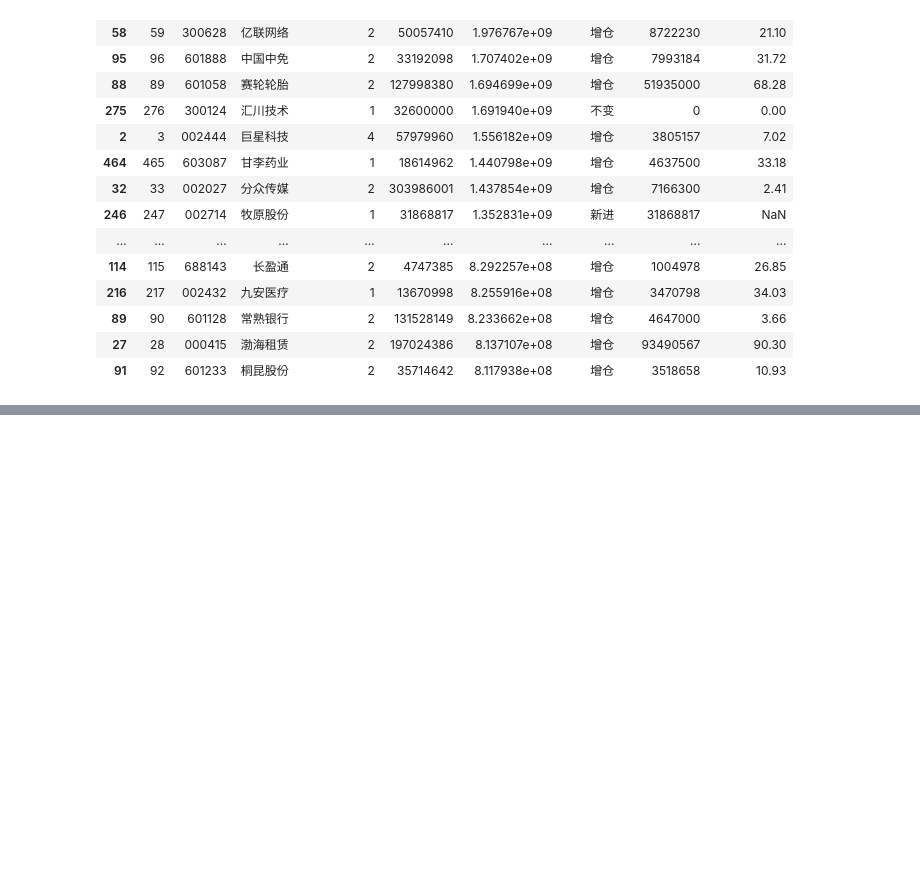
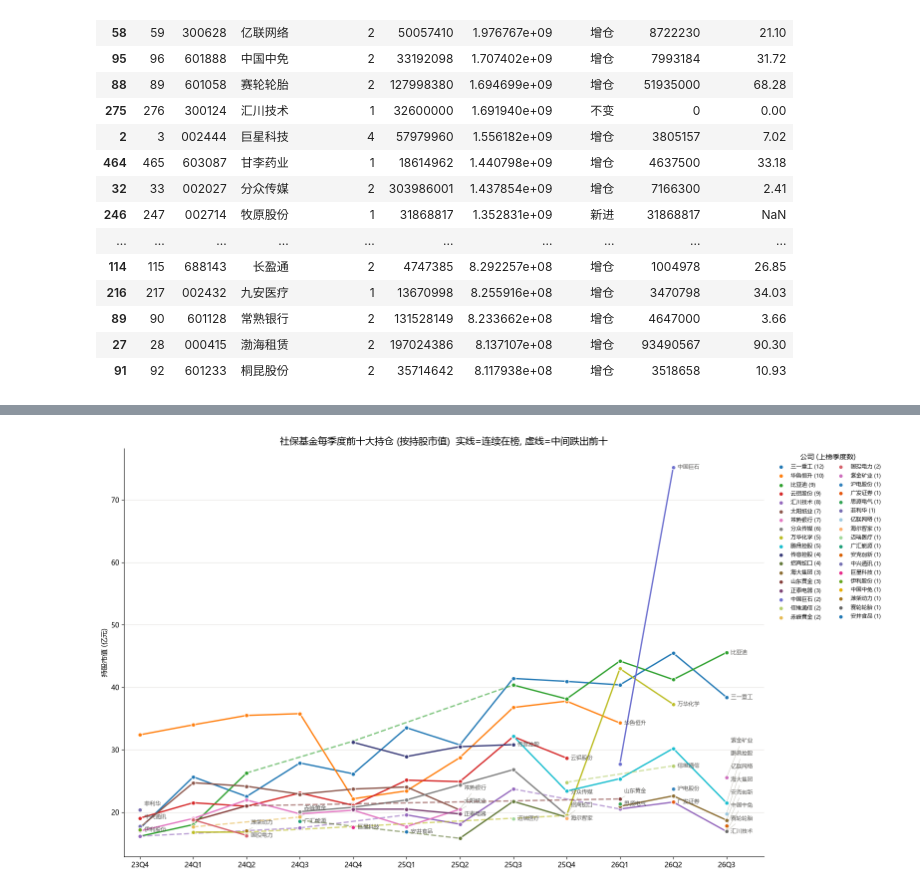
Before and after one commit to hangwang200/research_fin, a Jupyter notebook: test_ssf.ipynb, the cells around one changed output, grey strips where cells are left out. Cells and saved outputs as stored; diff of their text form; code cells hidden in the pictures; blank space fills up the shorter version.

```diff
--- a/test_ssf.ipynb
+++ b/test_ssf.ipynb
@@ -136,0 +160,69 @@ display(
+# %%
+import matplotlib.pyplot as plt
+
+plt.rcParams["font.sans-serif"] = ["Microsoft YaHei", "SimHei"]
+plt.rcParams["axes.unicode_minus"] = False
+
+# 近三年季度报告期: 2023Q4 ~ 2026Q3, 已获取的不重复请求
+dates = pd.date_range("2023-12-31", "2026-09-30", freq="QE").strftime("%Y%m%d").tolist()
+for d in dates:
+    if results.get(d) is None:
+        results[d] = get_ssf_holdings(d)
+
+hist = pd.concat(
+    [results[d].assign(报告期=pd.Period(d, freq="Q")) for d in dates if results[d] is not None],
+    ignore_index=True,
+)
+hist["持股市值(亿)"] = hist["持股市值"] / 1e8
+
+# 每个报告期按持股市值取前十
+top = hist.sort_values("持股市值", ascending=False).groupby("报告期").head(10)
+periods = sorted(top["报告期"].unique())
+top["x"] = top["报告期"].map({p: i for i, p in enumerate(periods)})
+names = hist.sort_values("报告期").groupby("股票代码")["股票简称"].last()
+
+# 上榜次数多的公司优先分配更醒目的颜色; 颜色跟随公司, 不随排名变化
+codes = top["股票代码"].value_counts().index.tolist()
+palette = (list(plt.cm.tab10.colors)
+           + [plt.cm.tab20b.colors[i] for i in (0, 4, 8, 12, 16, 2, 6, 10, 14, 18)]
+           + [plt.cm.tab20c.colors[i] for i in (0, 4, 8, 12, 2, 6, 10)]
+           + list(plt.cm.Dark2.colors))
+colors = {c: palette[i % len(palette)] for i, c in enumerate(codes)}
+
+fig, ax = plt.subplots(figsize=(16, 9))
+end_labels = []
+for code in codes:
+    g = top[top["股票代码"] == code].sort_values("x")
+    xs, ys = g["x"].tolist(), g["持股市值(亿)"].tolist()
+    color = colors[code]
+    # 相邻季度都在前十: 实线; 中间跌出前十: 虚线
+    for x0, y0, x1, y1 in zip(xs, ys, xs[1:], ys[1:]):
+        gap = x1 - x0 > 1
+        ax.plot([x0, x1], [y0, y1], color=color, linewidth=2,
+                linestyle="--" if gap else "-", alpha=0.6 if gap else 1)
+    ax.scatter(xs, ys, color=color, s=36, zorder=3, edgecolor="white", linewidth=1,
+               label=f"{names[code]} ({len(xs)})")
+    end_labels.append((xs[-1], ys[-1], names[code]))
+
+# 同一季度的末端标签按 y 排序后拉开最小间距, 避免重叠
+min_gap = (top["持股市值(亿)"].max() - top["持股市值(亿)"].min()) * 0.035
+for x in {l[0] for l in end_labels}:
+    label_y = None
+    for _, y, name in sorted([l for l in end_labels if l[0] == x], key=lambda l: l[1]):
+        label_y = y if label_y is None else max(y, label_y + min_gap)
+        ax.annotate(name, (x, y), xytext=(x + 0.08, label_y), fontsize=8, color="#52514e",
+                    va="center", arrowprops=dict(arrowstyle="-", color="#c3c2b7", linewidth=0.6))
+
+ax.set_xticks(range(len(periods)), [f"{p.year % 100}Q{p.quarter}" for p in periods])
+ax.set_xlim(-0.3, len(periods) - 0.3)
+ax.set_ylabel("持股市值 (亿元)")
+ax.grid(axis="y", color="#e5e4e0", linewidth=0.8)
+for side in ("top", "right"):
+    ax.spines[side].set_visible(False)
+ax.legend(title="公司 (上榜季度数)", bbox_to_anchor=(1.01, 1), loc="upper left",
+          fontsize=8, ncol=2, frameon=False)
+ax.set_title("社保基金每季度前十大持仓 (按持股市值)  实线=连续在榜, 虚线=中间跌出前十", fontsize=14)
+fig.tight_layout()
+plt.show()
+# %% [output]
+[figure, added]
```
Also changed, not shown: parts of 2 cells of this notebook.
